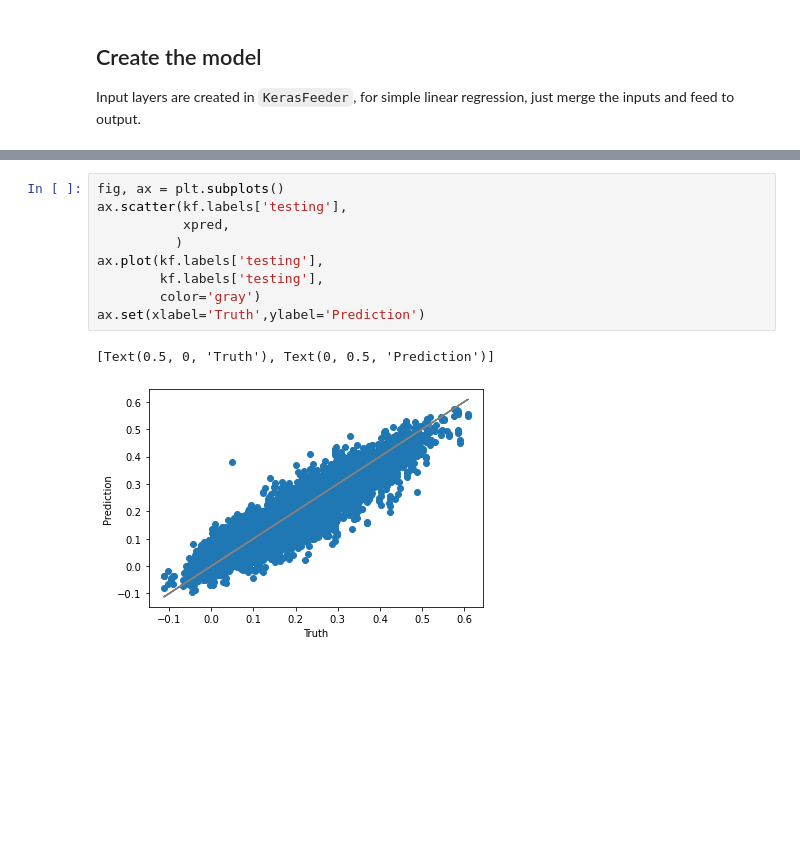
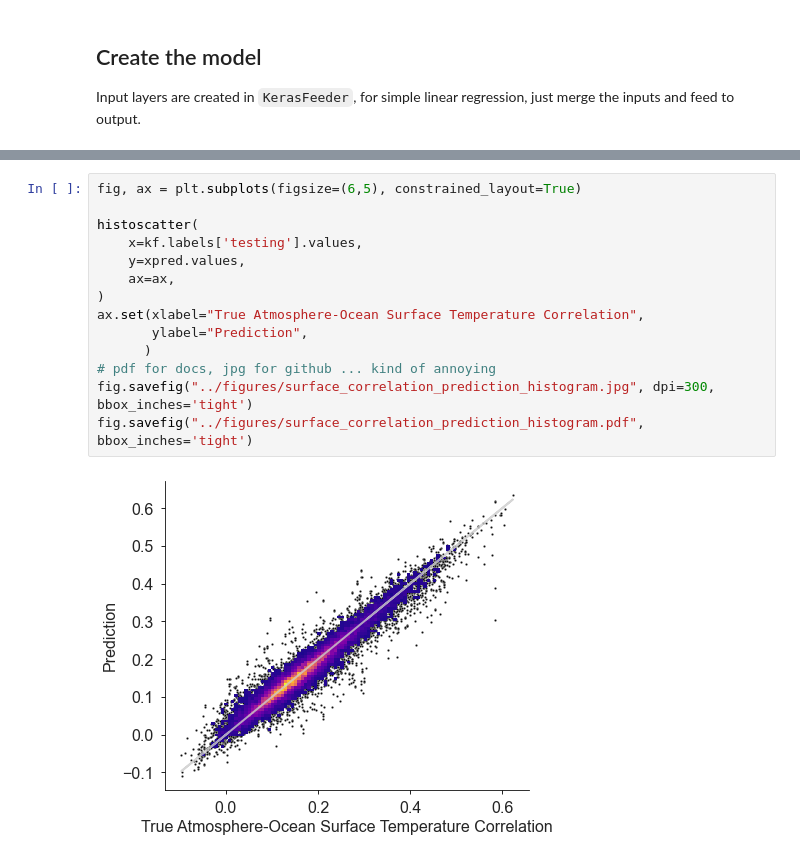
Before and after one commit to timothyas/mlcdc, a Jupyter notebook: notebooks/surface_feedforward_regression.ipynb, the cells around one changed output, grey strips where cells are left out. Saved outputs shown, nothing was run; the diff lists cells and outputs as text; blank space fills up the shorter version.

```diff
--- a/notebooks/surface_feedforward_regression.ipynb
+++ b/notebooks/surface_feedforward_regression.ipynb
@@ -265,12 +263,16 @@ xpred = xr.DataArray(prediction.squeeze(),coords=kf.labels['testing'].coords, di
-# %%
-fig, ax = plt.subplots()
-ax.scatter(kf.labels['testing'],
-           xpred,
-          )
-ax.plot(kf.labels['testing'],
-        kf.labels['testing'],
-        color='gray')
-ax.set(xlabel='Truth',ylabel='Prediction')
-# %% [output]
-[Text(0.5, 0, 'Truth'), Text(0, 0.5, 'Prediction')]
-[figure, removed]
+# %%
+fig, ax = plt.subplots(figsize=(6,5), constrained_layout=True)
+
+histoscatter(
+    x=kf.labels['testing'].values,
+    y=xpred.values,
+    ax=ax,
+)
+ax.set(xlabel="True Atmosphere-Ocean Surface Temperature Correlation",
+       ylabel="Prediction",
+      )
+# pdf for docs, jpg for github ... kind of annoying
+fig.savefig("../figures/surface_correlation_prediction_histogram.jpg", dpi=300, bbox_inches='tight')
+fig.savefig("../figures/surface_correlation_prediction_histogram.pdf", bbox_inches='tight')
+# %% [output]
+[figure, added]
```
Also changed, not shown: parts of 19 cells of this notebook, 13 other files.
